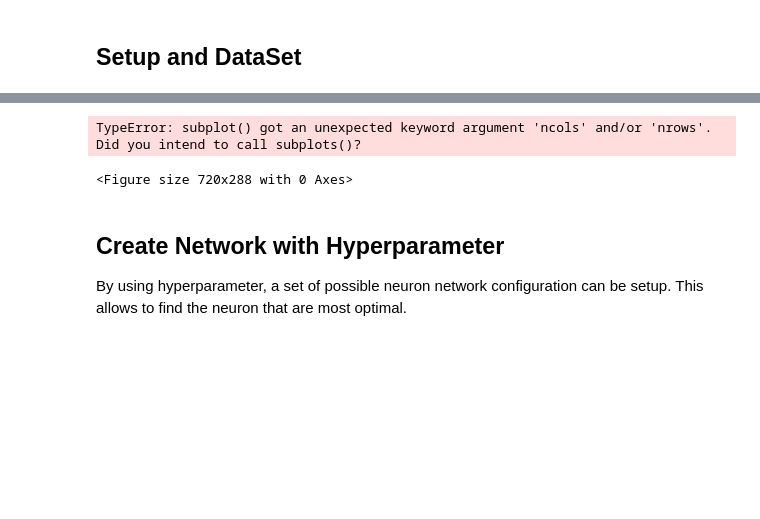
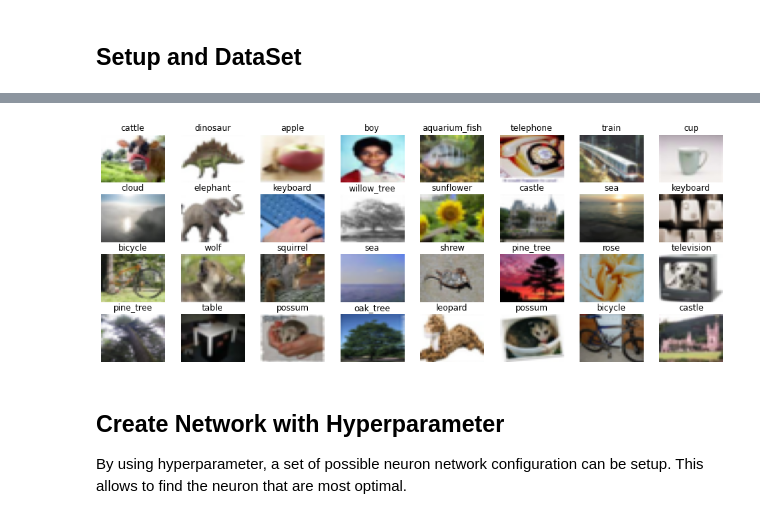
Before and after one commit to voldien/lainnocode, a Jupyter notebook: PyNoteBook/CNNCifs100.ipynb, the cells around one changed output, grey strips where cells are left out. Drawn from its saved outputs; the diff is of its cells as text; code cells hidden in the pictures; blank space fills up the shorter version.

```diff
--- a/PyNoteBook/CNNCifs100.ipynb
+++ b/PyNoteBook/CNNCifs100.ipynb
@@ -151,14 +164,16 @@ To enable them in other operations, rebuild TensorFlow with the appropriate comp
 # %%
-plt.figure(figsize=(10, 4))
-nrImage = 9
+fig = plt.figure(figsize=(16, 6))
+nrImage = 4 * 8
 for index, (image, label) in enumerate(zip(trainX[0:nrImage], trainY[0:nrImage])):
-    plt.subplot(nrows=2, ncols=5, index=index + 1)
-    plt.title(title=str.format("{0}", classes[label]))
-    plt.imshow(image=np.reshape(image, (28, 28)), cmap=plt.cm.gray)
+    plt.subplot(4, 8, (index + 1))
+    plt.title(label=str.format("{0}", classes[label]))
+
+    plt.imshow(X=image, cmap=plt.cm.gray, aspect='auto')
+    plt.axis("off")
+plt.subplots_adjust(wspace=0.25, hspace=0.25)
 plt.show(block=False)
 # %% [output]
-TypeError: subplot() got an unexpected keyword argument 'ncols' and/or 'nrows'.  Did you intend to call subplots()?
-<Figure size 720x288 with 0 Axes>
+[figure, added]
 # %%
 def plotCostHistory(history, loss_label="", val_label="", title="", x_label="", y_label=""):
     plt.figure()
```
Also changed, not shown: parts of 14 cells of this notebook, 11 other files.
